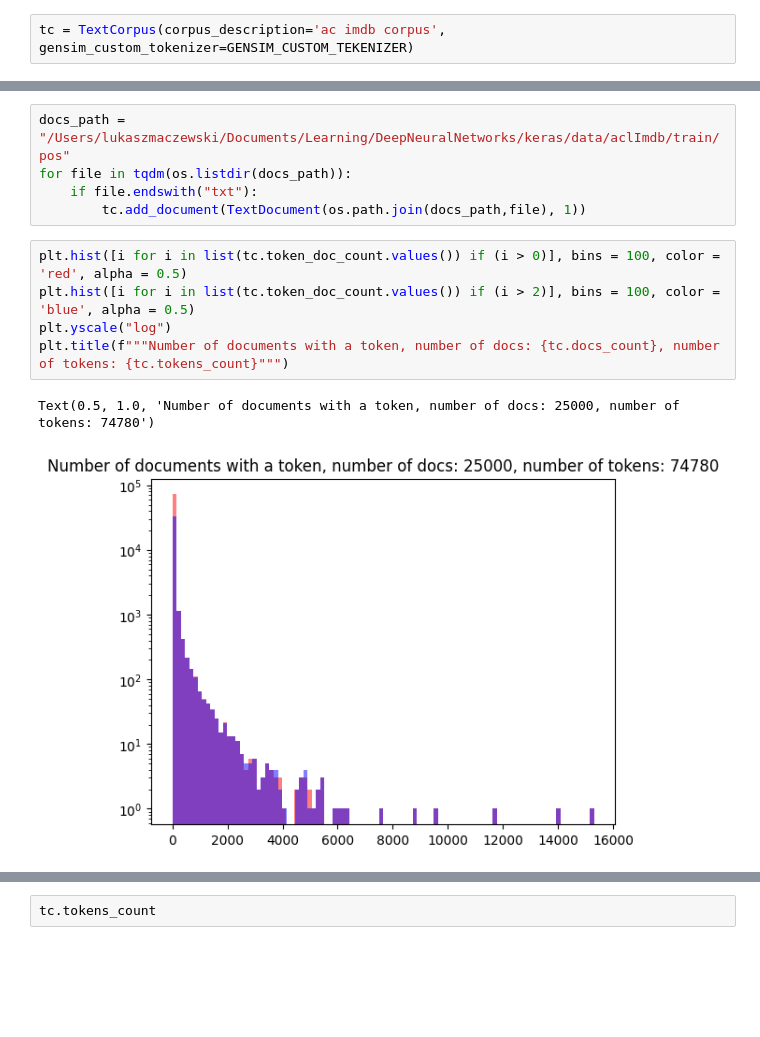
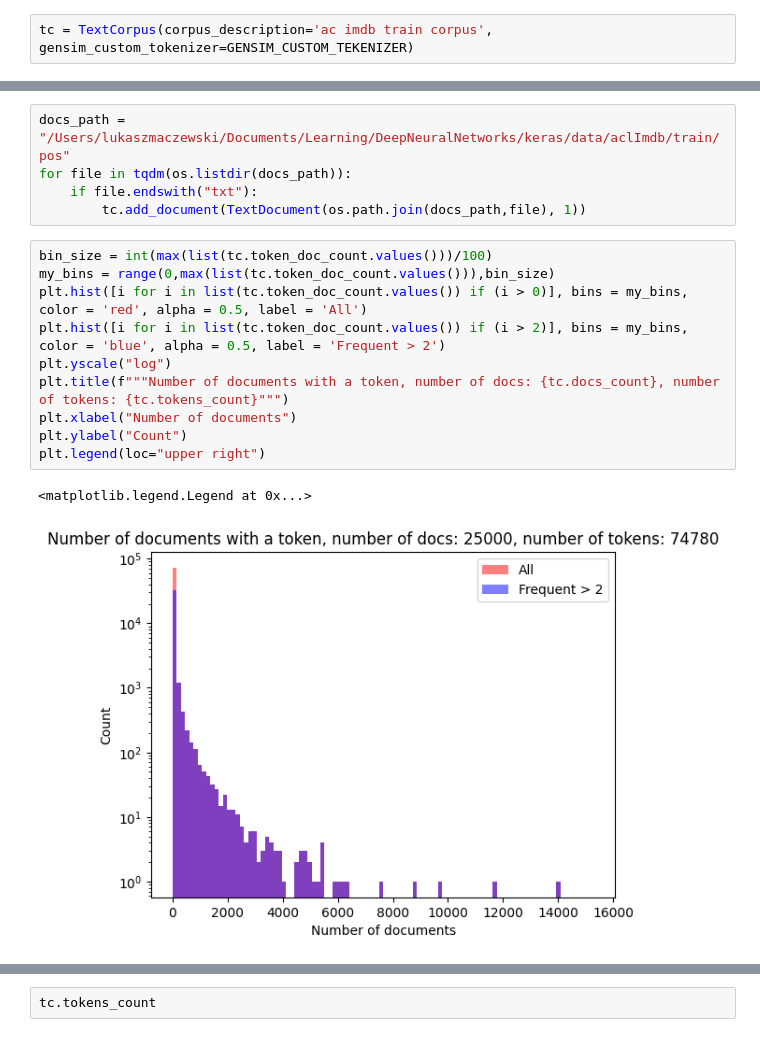
Before and after one commit to lmaczews/keras, a Jupyter notebook: notebooks/ac_imdb_tokens.ipynb, the cells around one changed output, grey strips where cells are left out. Cells and saved outputs as stored; diff of their text form; blank space fills up the shorter version.

```diff
--- a/notebooks/ac_imdb_tokens.ipynb
+++ b/notebooks/ac_imdb_tokens.ipynb
@@ -40,5 +44,5 @@ GENSIM_CUSTOM_TEKENIZER = [
 # %%
-tc = TextCorpus(corpus_description='ac imdb corpus', gensim_custom_tokenizer=GENSIM_CUSTOM_TEKENIZER)
+tc = TextCorpus(corpus_description='ac imdb train corpus', gensim_custom_tokenizer=GENSIM_CUSTOM_TEKENIZER)
 # %%
 docs_path = "/Users/lukaszmaczewski/Documents/Learning/DeepNeuralNetworks/keras/data/aclImdb/train/neg"
 for file in tqdm(os.listdir(docs_path)):
@@ -50,11 +54,16 @@ for file in tqdm(os.listdir(docs_path)):
     if file.endswith("txt"):
         tc.add_document(TextDocument(os.path.join(docs_path,file), 1))
 # %%
-plt.hist([i for i in list(tc.token_doc_count.values()) if (i > 0)], bins = 100, color = 'red', alpha = 0.5)
-plt.hist([i for i in list(tc.token_doc_count.values()) if (i > 2)], bins = 100, color = 'blue', alpha = 0.5)
+bin_size = int(max(list(tc.token_doc_count.values()))/100)
+my_bins = range(0,max(list(tc.token_doc_count.values())),bin_size)
+plt.hist([i for i in list(tc.token_doc_count.values()) if (i > 0)], bins = my_bins, color = 'red', alpha = 0.5, label = 'All')
+plt.hist([i for i in list(tc.token_doc_count.values()) if (i > 2)], bins = my_bins, color = 'blue', alpha = 0.5, label = 'Frequent > 2')
 plt.yscale("log")
 plt.title(f"""Number of documents with a token, number of docs: {tc.docs_count}, number of tokens: {tc.tokens_count}""")
+plt.xlabel("Number of documents")
+plt.ylabel("Count")
+plt.legend(loc="upper right")
 # %% [output]
-Text(0.5, 1.0, 'Number of documents with a token, number of docs: 25000, number of tokens: 74780')
+<matplotlib.legend.Legend at 0x...>
-[figure, old version]
+[figure, new version]
 # %%
```
Also changed, not shown: parts of 20 cells of this notebook, 1 other file.
